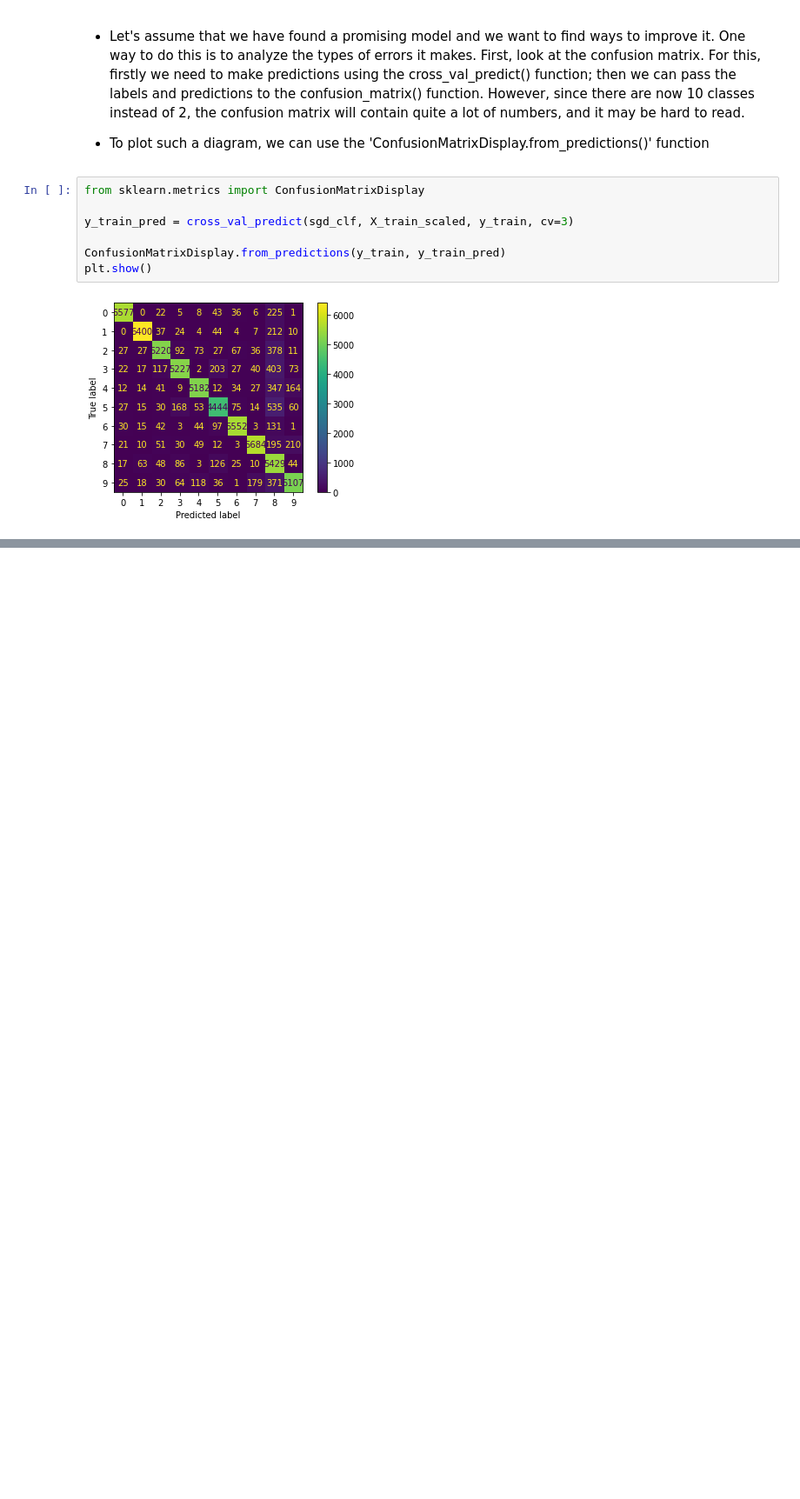
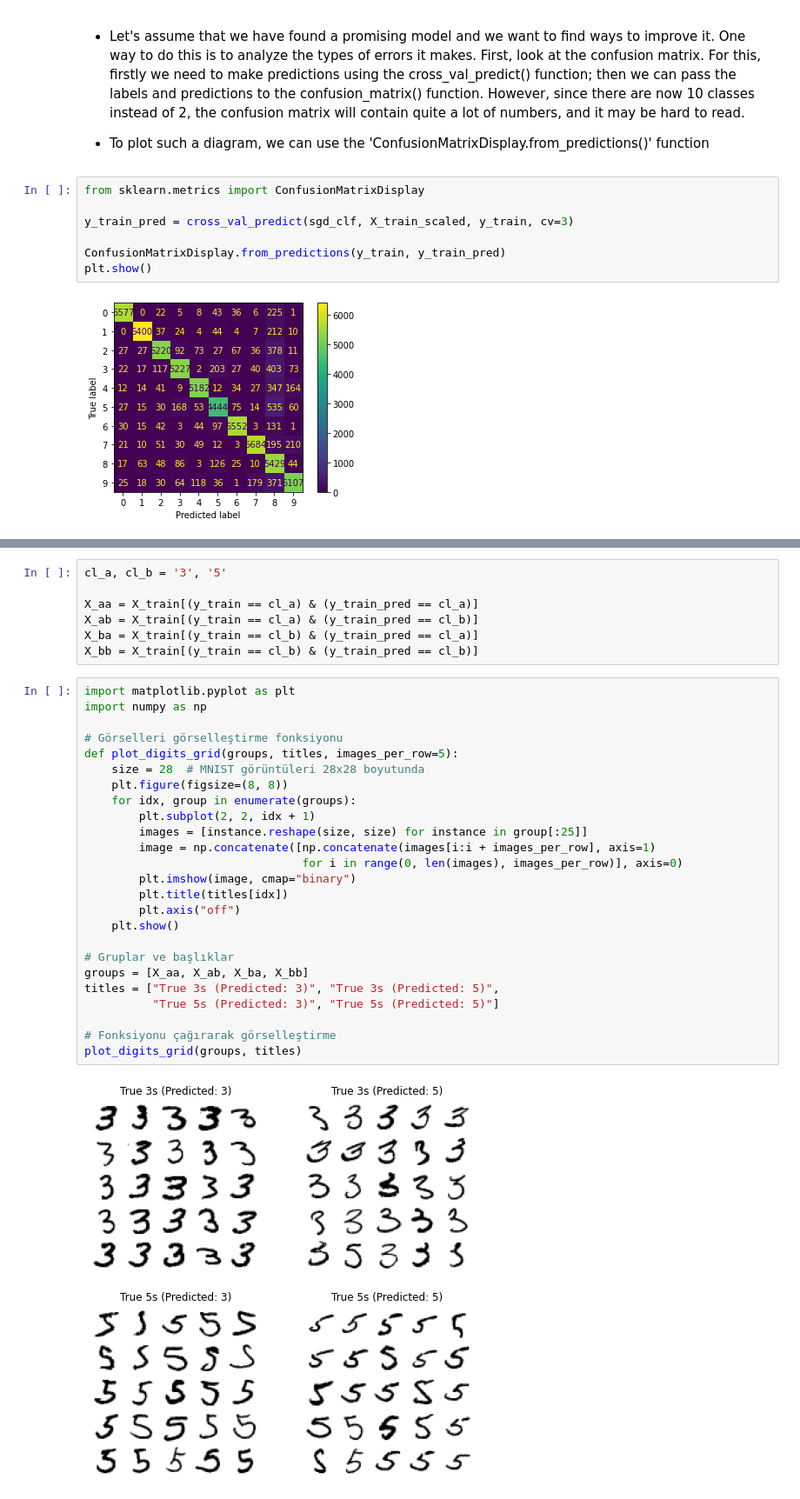
Before and after one commit to MrEktirir/ML_Works, a Jupyter notebook: Notebooks/chapter_3.ipynb, the cells around one changed output, grey strips where cells are left out. Shown at 87% size. Drawn from its saved outputs; the diff is of its cells as text; blank space fills up the shorter version.

```diff
--- a/Notebooks/chapter_3.ipynb
+++ b/Notebooks/chapter_3.ipynb
@@ -458,0 +491,34 @@ plt.show()
+# %%
+cl_a, cl_b = '3', '5'
+
+X_aa = X_train[(y_train == cl_a) & (y_train_pred == cl_a)]
+X_ab = X_train[(y_train == cl_a) & (y_train_pred == cl_b)]
+X_ba = X_train[(y_train == cl_b) & (y_train_pred == cl_a)]
+X_bb = X_train[(y_train == cl_b) & (y_train_pred == cl_b)]
+# %%
+import matplotlib.pyplot as plt
+import numpy as np
+
+# Görselleri görselleştirme fonksiyonu
+def plot_digits_grid(groups, titles, images_per_row=5):
+    size = 28  # MNIST görüntüleri 28x28 boyutunda
+    plt.figure(figsize=(8, 8))
+    for idx, group in enumerate(groups):
+        plt.subplot(2, 2, idx + 1)
+        images = [instance.reshape(size, size) for instance in group[:25]]
+        image = np.concatenate([np.concatenate(images[i:i + images_per_row], axis=1)
+                                for i in range(0, len(images), images_per_row)], axis=0)
+        plt.imshow(image, cmap="binary")
+        plt.title(titles[idx])
+        plt.axis("off")
+    plt.show()
+
+# Gruplar ve başlıklar
+groups = [X_aa, X_ab, X_ba, X_bb]
+titles = ["True 3s (Predicted: 3)", "True 3s (Predicted: 5)",
+          "True 5s (Predicted: 3)", "True 5s (Predicted: 5)"]
+
+# Fonksiyonu çağırarak görselleştirme
+plot_digits_grid(groups, titles)
+# %% [output]
+[figure, added]
```
Also changed, not shown: parts of 5 cells of this notebook.
